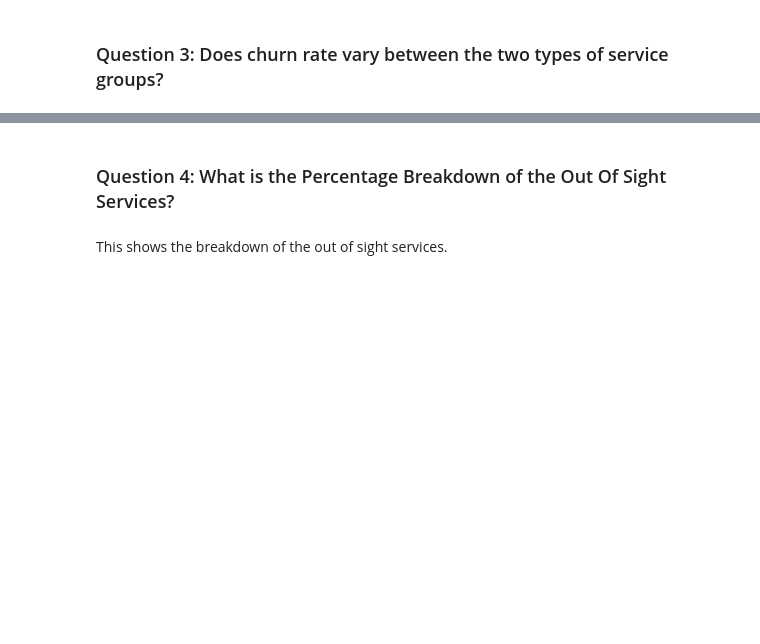
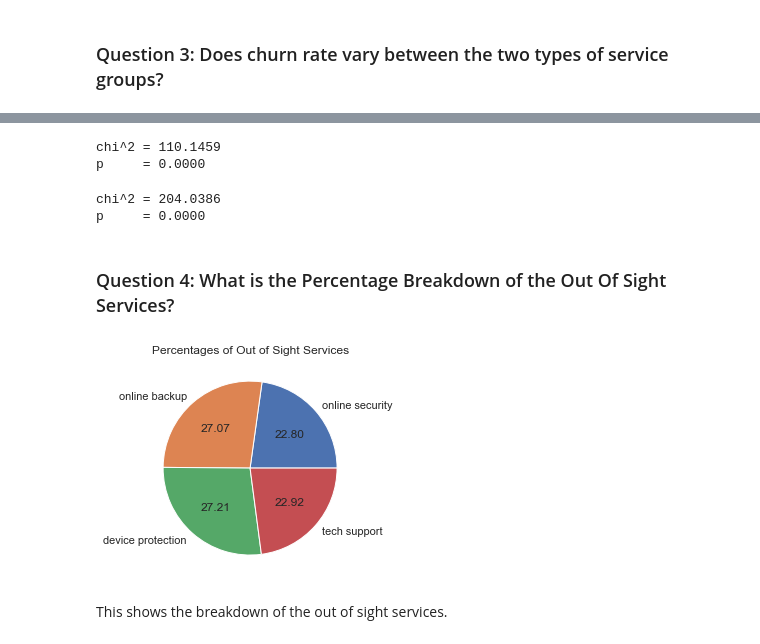
Before and after one commit to Naomi-SB/Codeup-Project-1-Classification-on-Telco-Data, a Jupyter notebook: MVP.ipynb, the cells around one changed output, grey strips where cells are left out. Saved outputs shown, nothing was run; the diff lists cells and outputs as text; code cells hidden in the pictures; blank space fills up the shorter version.

```diff
--- a/MVP.ipynb
+++ b/MVP.ipynb
@@ -83,8 +123,26 @@ when exploring churn versus the service groups, i noted a stronger correlation b
+# %%
+observed = pd.crosstab(train_df.ihs, train_df.churn)
+chi2, p, degf, expected = stats.chi2_contingency(observed)
+print(f'chi^2 = {chi2:.4f}')
+print(f'p     = {p:.4f}')
+# %% [output]
+chi^2 = 110.1459
+p     = 0.0000
+# %%
+observed = pd.crosstab(train_df.ooss, train_df.churn)
+chi2, p, degf, expected = stats.chi2_contingency(observed)
+print(f'chi^2 = {chi2:.4f}')
+print(f'p     = {p:.4f}')
+# %% [output]
+chi^2 = 204.0386
+p     = 0.0000
 # %% [markdown]
 ### Question 4: What is the Percentage Breakdown of the Out Of Sight Services?
 # %%
 #code for viz
-m.OOSS_breakdown(train_df)
+e.OOSS_breakdown(train_df)
+# %% [output]
+[figure, added]
 # %% [markdown]
 This shows the breakdown of the out of sight services.
 # %% [markdown]
```
Also changed, not shown: parts of 26 cells of this notebook, 4 other files.
